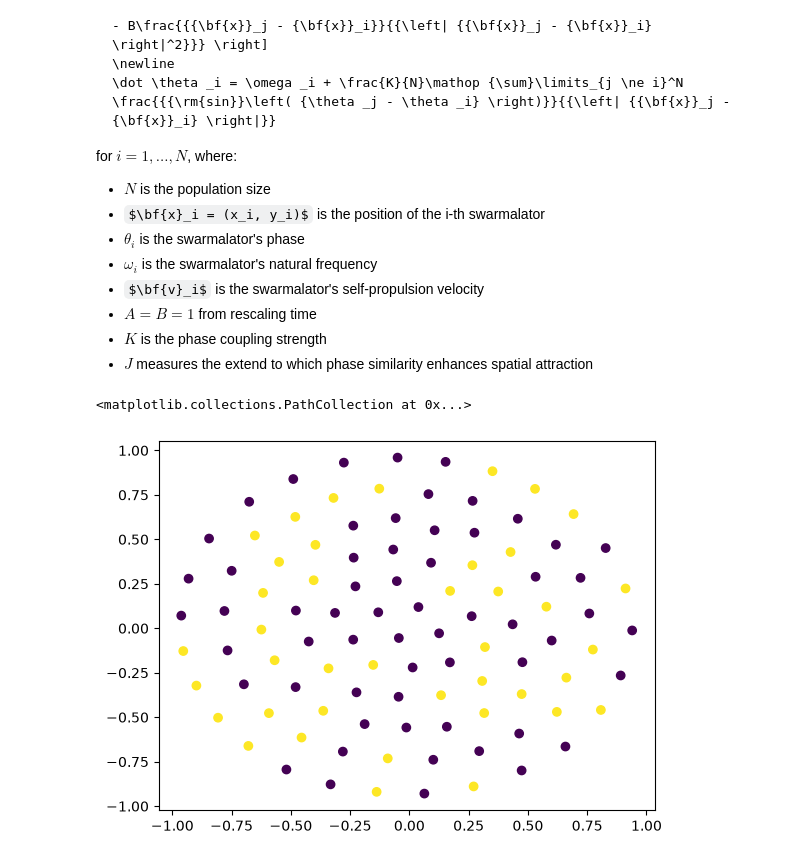
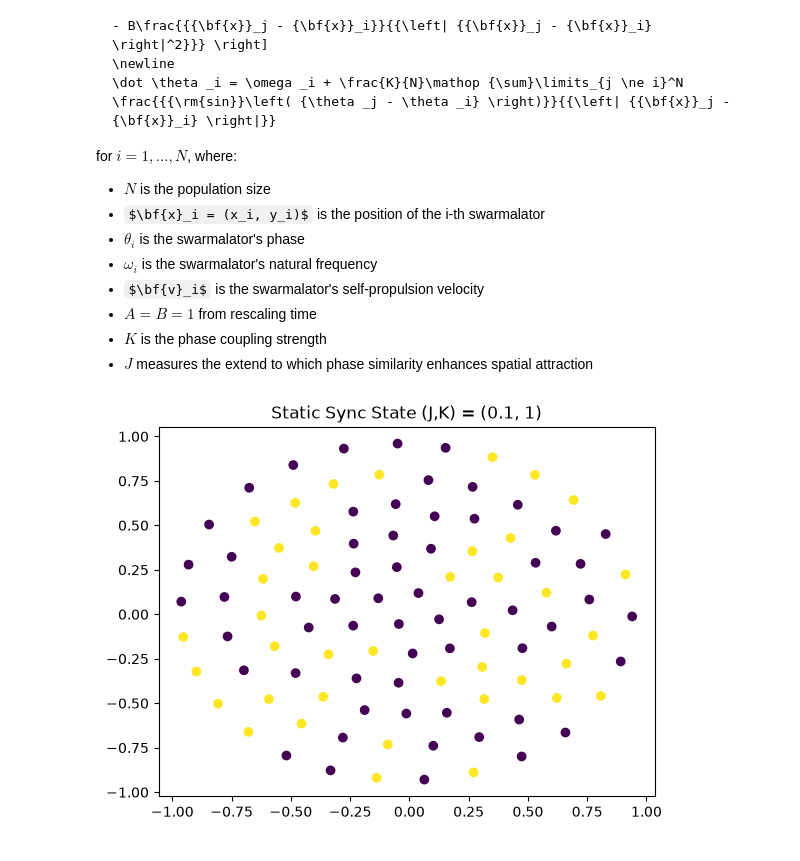
Before and after one commit to sofiadilucia/PoCN_project, a Jupyter notebook: code/swarmalators.ipynb, the cells around one changed output. Cells and saved outputs as stored; diff of their text form; code cells hidden in the pictures; some formulas as TeX source.

```diff
--- a/code/swarmalators.ipynb
+++ b/code/swarmalators.ipynb
@@ -59,14 +59,3 @@ theta0 = np.random.uniform(-np.pi, np.pi, N)
 
 z0 = np.concatenate([x0.ravel(), theta0])
 t = np.arange(start=0, stop=100, step=0.1)
-# %%
-J = 0.1
-K = 1
-sol = odeint(position, z0, t, args=(J, K, N))
-positions = sol[:,:2*N].reshape(len(t), N, 2)
-phases = sol[:,2*N:]
-
-plt.scatter(positions[-1, :, 0], positions[-1, :, 1], c=phases[-1,:])
-# %% [output]
-<matplotlib.collections.PathCollection at 0x...>
-[figure, removed]
@@ -73 +71,5 @@ plt.scatter(positions[-1, :, 0], positions[-1, :, 1], c=phases[-1,:])
+# %%
+solution(0.1, 1, z0, t, N)
+# %% [output]
+[figure, added]
 # %%
```
Also changed, not shown: parts of 7 cells of this notebook.
